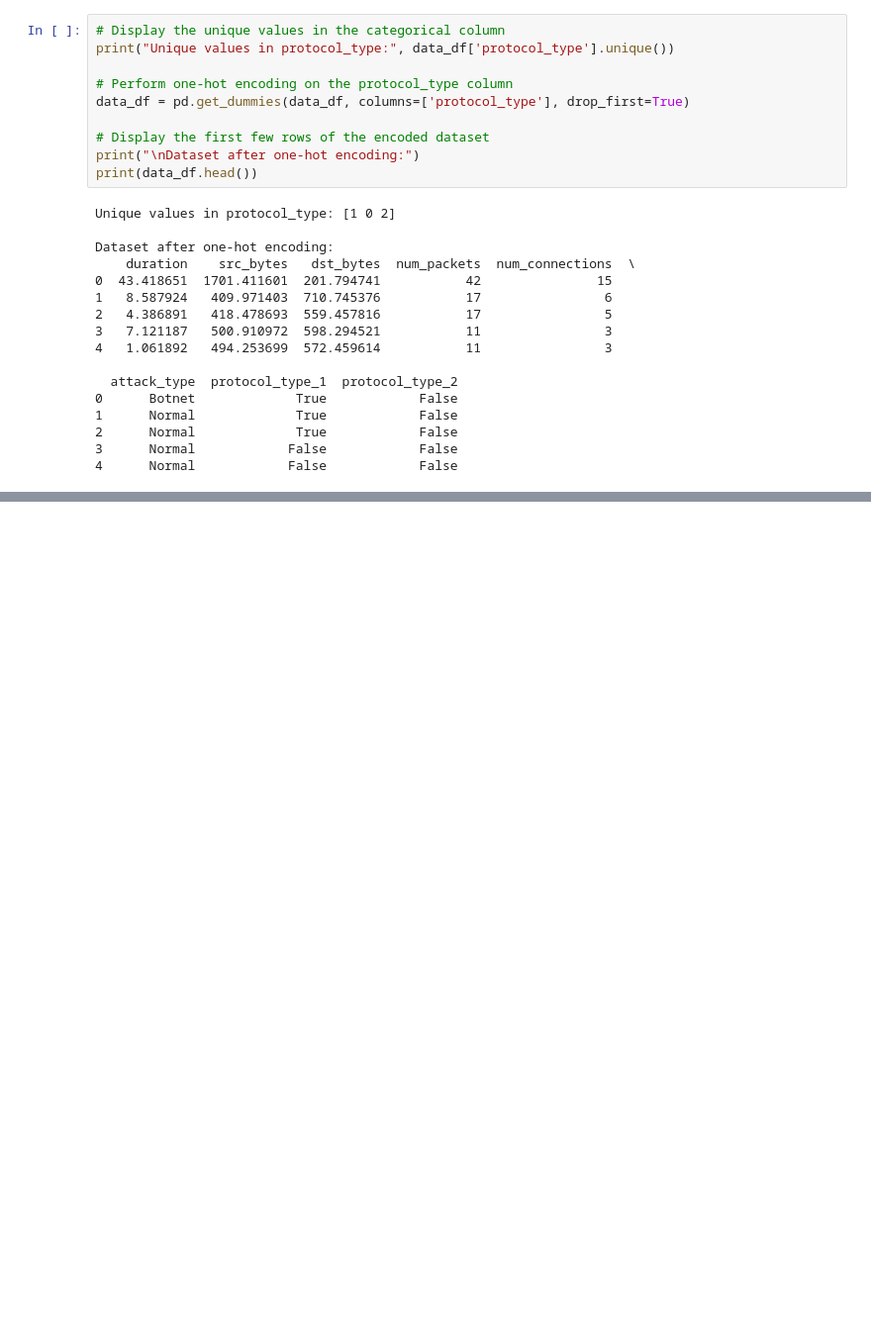
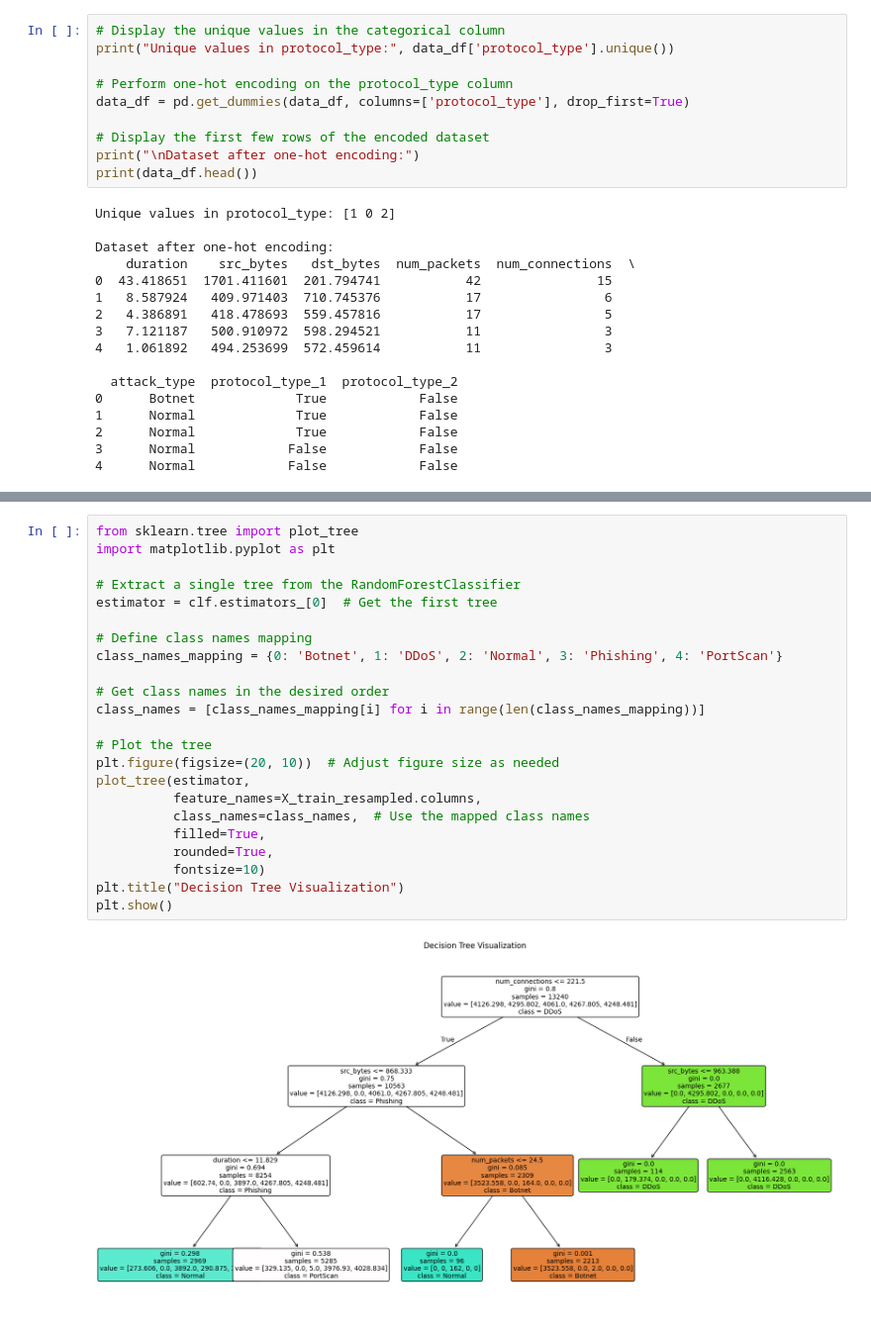
Before and after one commit to JuanTuatis/emtech-programming-assignment, a Jupyter notebook: Programming Assignment 5/Programming_Assignment_5.ipynb, the cells around one changed output, grey strips where cells are left out. Shown: that part at 99% size. Saved outputs shown, nothing was run; the diff lists cells and outputs as text; blank space fills up the shorter version.

```diff
--- a/Programming Assignment 5/Programming_Assignment_5.ipynb
+++ b/Programming Assignment 5/Programming_Assignment_5.ipynb
@@ -292,3 +299,28 @@ plt.show()
+# %%
+from sklearn.tree import plot_tree
+import matplotlib.pyplot as plt
+
+# Extract a single tree from the RandomForestClassifier
+estimator = clf.estimators_[0]  # Get the first tree
+
+# Define class names mapping
+class_names_mapping = {0: 'Botnet', 1: 'DDoS', 2: 'Normal', 3: 'Phishing', 4: 'PortScan'}
+
+# Get class names in the desired order
+class_names = [class_names_mapping[i] for i in range(len(class_names_mapping))]
+
+# Plot the tree
+plt.figure(figsize=(20, 10))  # Adjust figure size as needed
+plot_tree(estimator,
+          feature_names=X_train_resampled.columns,
+          class_names=class_names,  # Use the mapped class names
+          filled=True,
+          rounded=True,
+          fontsize=10)
+plt.title("Decision Tree Visualization")
+plt.show()
+# %% [output]
+[figure, added]
 # %% [markdown]
 ## Guide Questions
 
```
Also changed, not shown: parts of 22 cells of this notebook.
